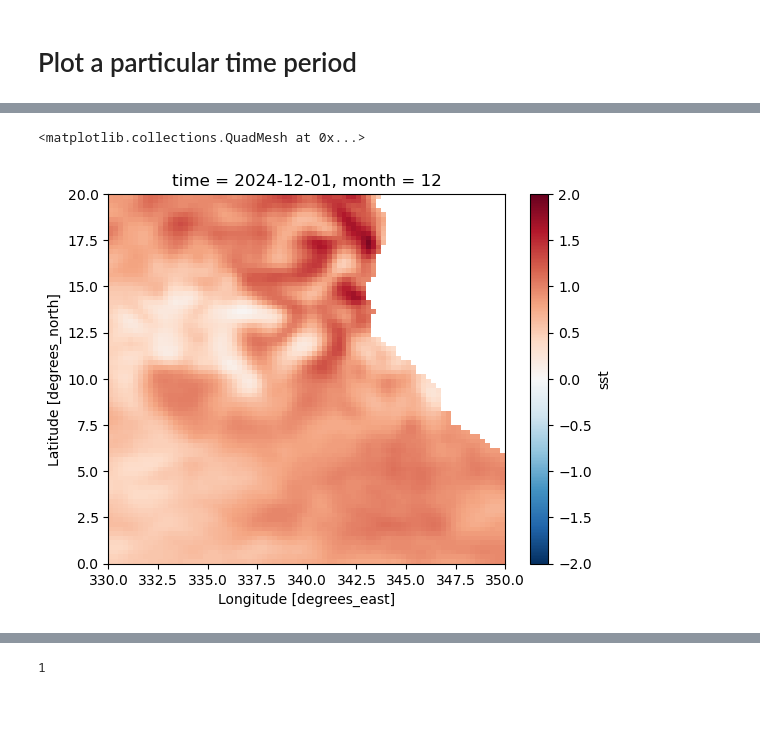
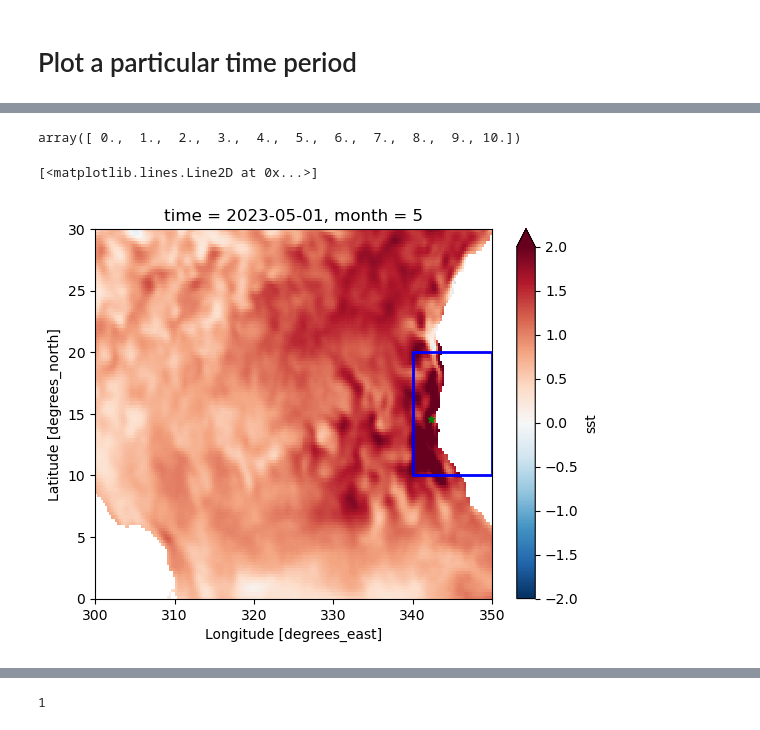
Before and after one commit to dpendleton1/Dakar-Humpback, a Jupyter notebook: oisst-erddap.ipynb, the cells around one changed output, grey strips where cells are left out. Drawn from its saved outputs; the diff is of its cells as text; code cells hidden in the pictures.

```diff
--- a/oisst-erddap.ipynb
+++ b/oisst-erddap.ipynb
@@ -50,0 +334,7 @@ Attributes: (12/35)
+# %%
+ds = ds.assign_coords(longitude = (ds.longitude + 180) % 360)
+#ds = ds.assign_coords(longitude = ((ds.longitude + 180) % 360) - 360)
+print(ds.latitude.min())
+print(ds.latitude.max())
+print(ds.longitude.min())
+print(ds.longitude.max())
@@ -135,6 +603,19 @@ ts.plot()
+# %%
+x
+# %% [output]
+array([ 0.,  1.,  2.,  3.,  4.,  5.,  6.,  7.,  8.,  9., 10.])
 # %%
-t = "2024-12-01"; #date
+t = "2023-05-01"; #date
+
+# Add a rectangle on top
+# Arguments: (x, y), width, height
+rect = patches.Rectangle((lon_min_sm, lat_min_sm), 10, 10, linewidth=2, edgecolor='blue', facecolor='none')
+
+fig, ax = plt.subplots()
 dc_anom.sel(time = t).plot(cmap = colormap, vmin = -2, vmax = 2)
+ax.add_patch(rect)
+
+ax.plot(deployment0101_lon, deployment0101_lat, marker='*', color='g', markersize=5)
 # %% [output]
-<matplotlib.collections.QuadMesh at 0x...>
+[<matplotlib.lines.Line2D at 0x...>]
-[figure, old version]
+[figure, new version]
```
Also changed, not shown: parts of 47 cells of this notebook.
